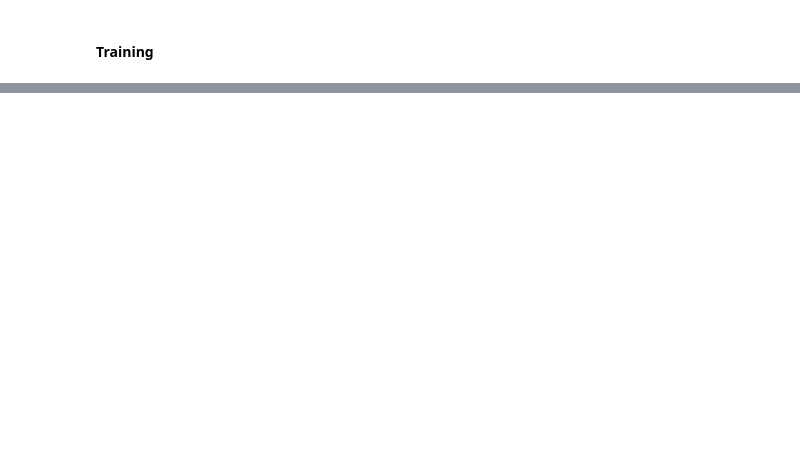
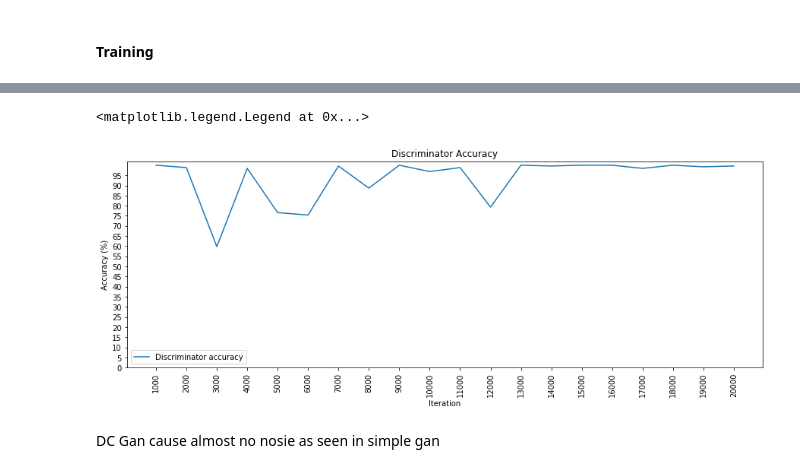
Before and after one commit to shobhitsundriyal/GANsta, a Jupyter notebook: Mnist_DCGan.ipynb, the cells around one changed output, grey strips where cells are left out. Drawn from its saved outputs; the diff is of its cells as text; code cells hidden in the pictures; blank space fills up the shorter version.

```diff
--- a/Mnist_DCGan.ipynb
+++ b/Mnist_DCGan.ipynb
@@ -117,0 +273,19 @@ def train(iterations, batch_size, sample_interval):
+# %%
+accuracies = np.array(accuracies)
+
+# Plot Discriminator accuracy
+plt.figure(figsize=(15, 5))
+plt.plot(iteration_checkpoint, accuracies, label="Discriminator accuracy")
+
+plt.xticks(iteration_checkpoint, rotation=90)
+plt.yticks(range(0, 100, 5))
+
+plt.title("Discriminator Accuracy")
+plt.xlabel("Iteration")
+plt.ylabel("Accuracy (%)")
+plt.legend()
+# %% [output]
+<matplotlib.legend.Legend at 0x...>
+[figure, added]
+# %% [markdown]
+DC Gan cause almost no nosie as seen in simple gan
```
Also changed, not shown: parts of 7 cells of this notebook.
